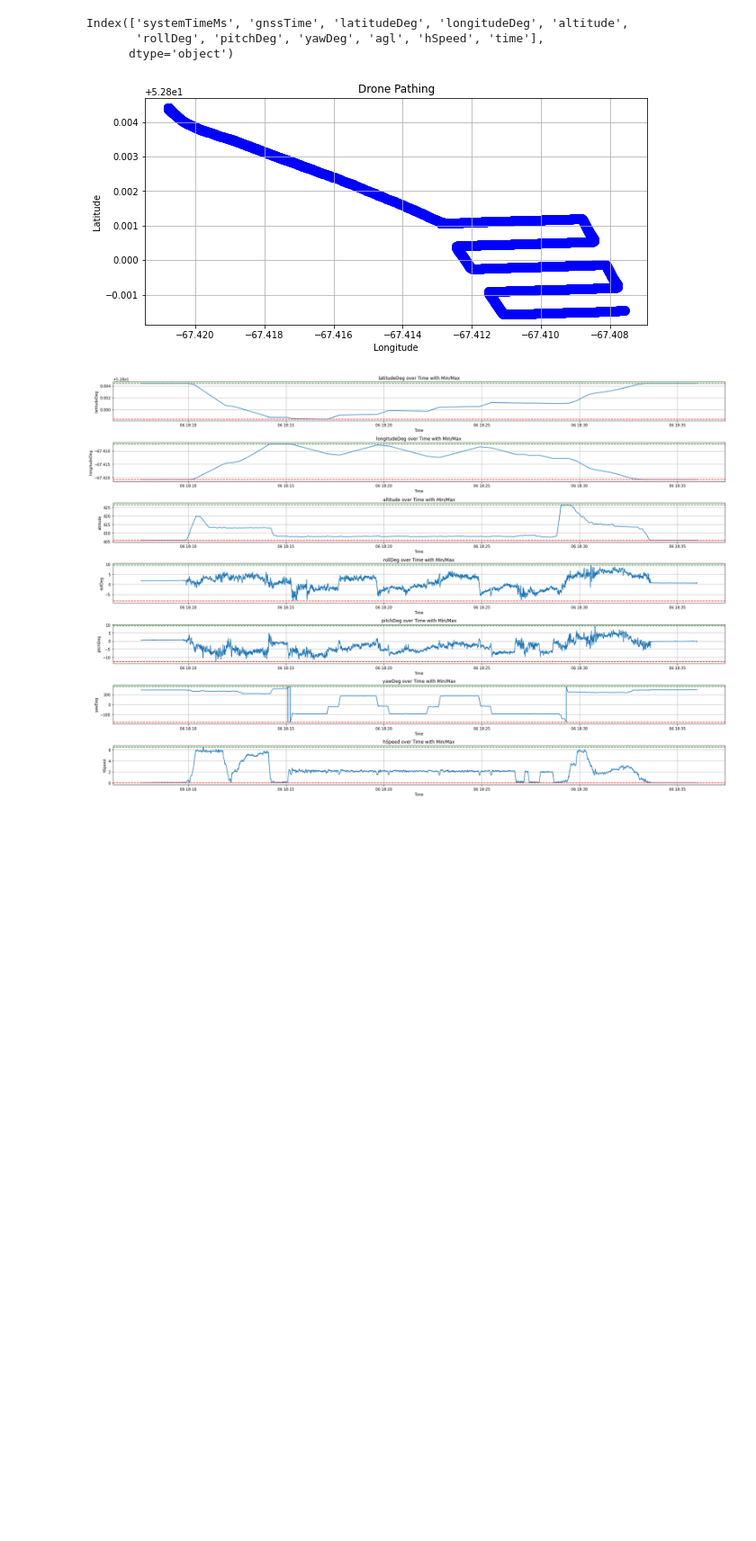
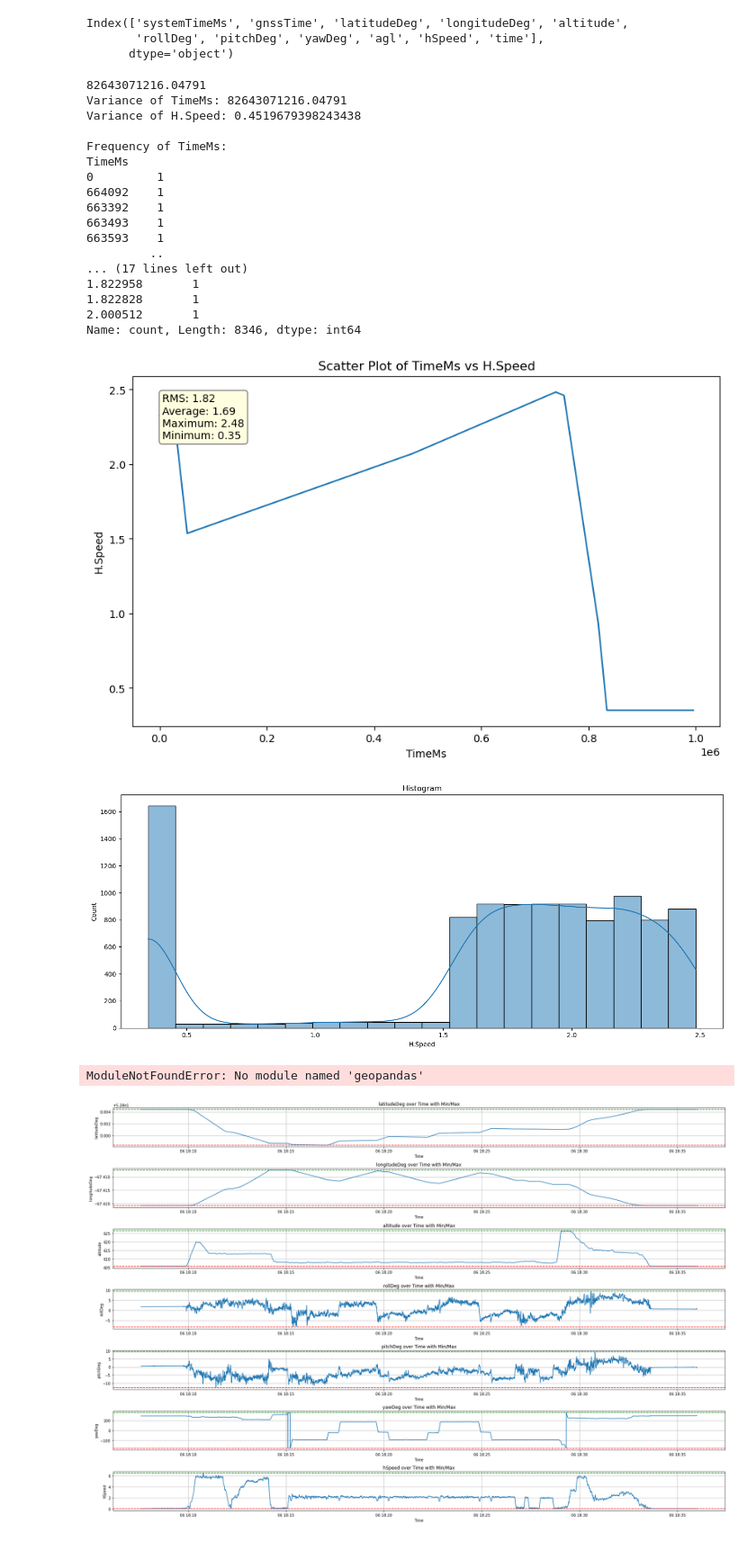
Before and after one commit to ECSE463-CAPSTONE/uav-modeling, a Jupyter notebook: Preliminary_Analysis/analysis.ipynb, the cells around one changed output. Shown: that part at 90% size. Saved outputs shown, nothing was run; the diff lists cells and outputs as text; code cells hidden in the pictures; blank space fills up the shorter version.

```diff
--- a/Preliminary_Analysis/analysis.ipynb
+++ b/Preliminary_Analysis/analysis.ipynb
@@ -26,3 +87,25 @@ Index(['systemTimeMs', 'gnssTime', 'latitudeDeg', 'longitudeDeg', 'altitude',
+# %%
+plot_data_analysis(r"Data/run 18/combined_file.csv","TimeMs", "H.Speed")
+# %% [output]
+82643071216.04791
+Variance of TimeMs: 82643071216.04791
+Variance of H.Speed: 0.4519679398243438
+
+Frequency of TimeMs:
+TimeMs
+0         1
+664092    1
+663392    1
+663493    1
+663593    1
+         ..
+... (17 lines left out)
+1.822958       1
+1.822828       1
+2.000512       1
+Name: count, Length: 8346, dtype: int64
+[figure, added]
+[figure, added]
 # %%
 import pandas as pd
 import geopandas as gpd
@@ -31,7 +114,7 @@ from shapely.geometry import Point
 
 # Step 1: Load Data from CSV
 # Replace 'your_file.csv' with the path to your CSV file
-df = pd.read_csv(r"Data/matched_data.csv")
+df = pd.read_csv(r"Data/run 18/combined_file.csv")
 
 # Step 2: Convert to GeoDataFrame
 # Assuming your CSV has columns named 'Latitude' and 'Longitude'
@@ -50,7 +133,7 @@ plt.ylabel('Latitude')
 plt.grid()
 plt.show()
 # %% [output]
-[figure, removed]
+ModuleNotFoundError: No module named 'geopandas'
 # %%
 
 # Select columns (you can modify these to select any columns)
```
Also changed, not shown: parts of 1 cell of this notebook.
